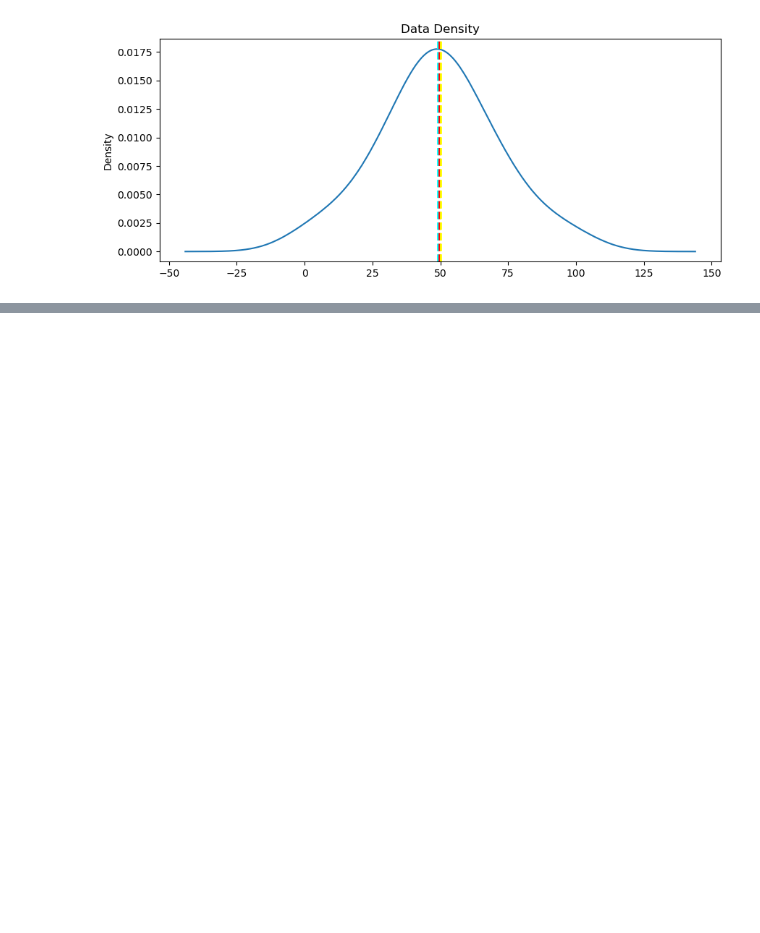
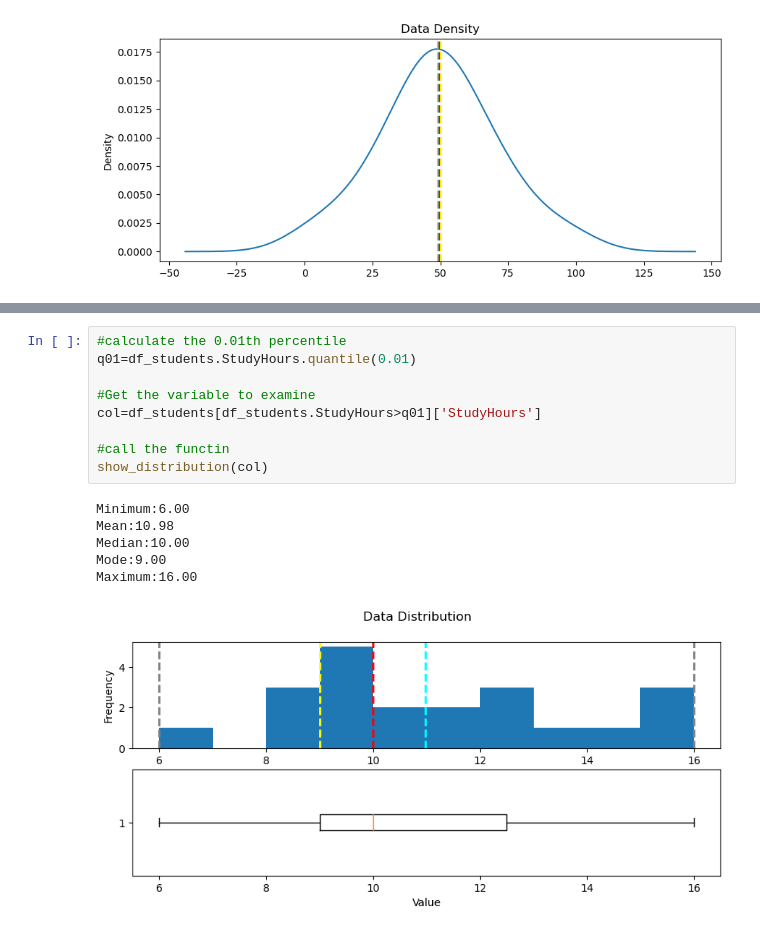
Before and after one commit to chimi-pt/Data-Science, a Jupyter notebook: test.ipynb, the cells around one changed output, grey strips where cells are left out. Cells and saved outputs as stored; diff of their text form; blank space fills up the shorter version.

```diff
--- a/test.ipynb
+++ b/test.ipynb
@@ -672,0 +797,16 @@ show_density(col)
+# %%
+#calculate the 0.01th percentile
+q01=df_students.StudyHours.quantile(0.01)
+
+#Get the variable to examine
+col=df_students[df_students.StudyHours>q01]['StudyHours']
+
+#call the functin
+show_distribution(col)
+# %% [output]
+Minimum:6.00
+Mean:10.98
+Median:10.00
+Mode:9.00
+Maximum:16.00
+[figure, added]
```
Also changed, not shown: parts of 17 cells of this notebook, 1 other file.
